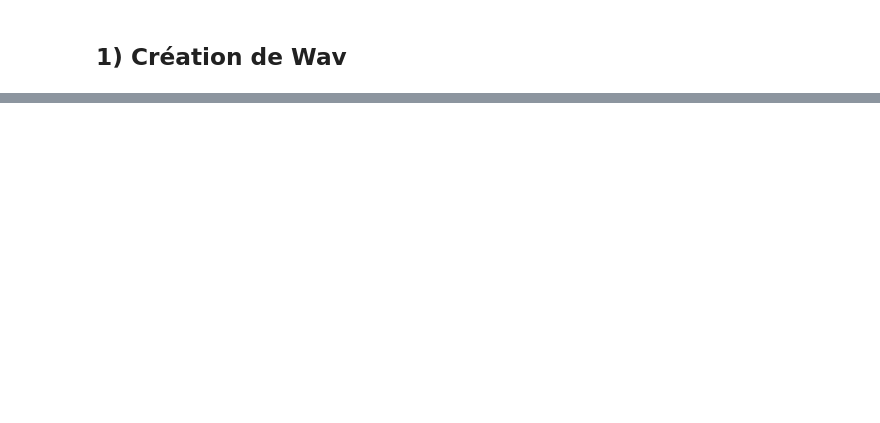
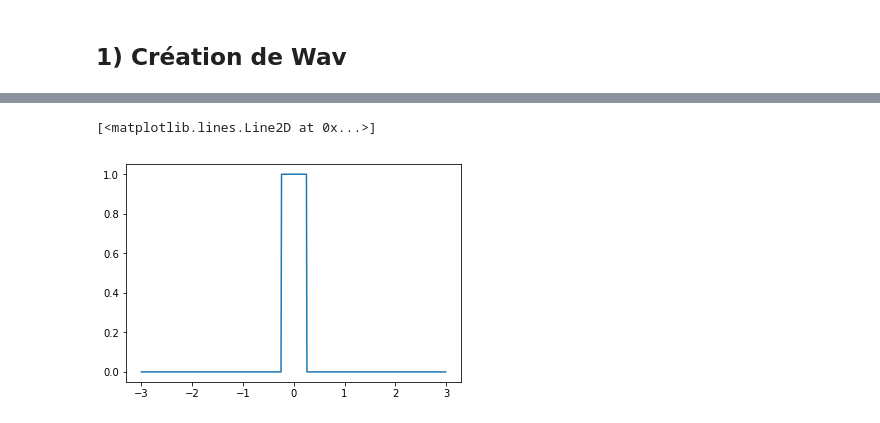
Before and after one commit to guillaume-haerinck/imac-tp-signal, a Jupyter notebook: tp-01/TPintro.ipynb, the cells around one changed output, grey strips where cells are left out. Saved outputs shown, nothing was run; the diff lists cells and outputs as text; code cells hidden in the pictures; blank space fills up the shorter version.

```diff
--- a/tp-01/TPintro.ipynb
+++ b/tp-01/TPintro.ipynb
@@ -347,0 +384,15 @@ Avec $f_0$ une fréquence en Hz
+# %%
+# Temps, entre -3 et 3
+t = np.arange(-3, 3, 0.01)
+
+# Vecteur de booleans
+b = (t >= -1/4) & (t <= 1/4)
+
+# Extrait du tableau temps les seuls moment ou b est vrai
+np.extract(b, t)
+
+# Dessin
+plt.plot(t, b)
+# %% [output]
+[<matplotlib.lines.Line2D at 0x...>]
+[figure, added]
```
Also changed, not shown: parts of 14 cells of this notebook, 2 other files.
